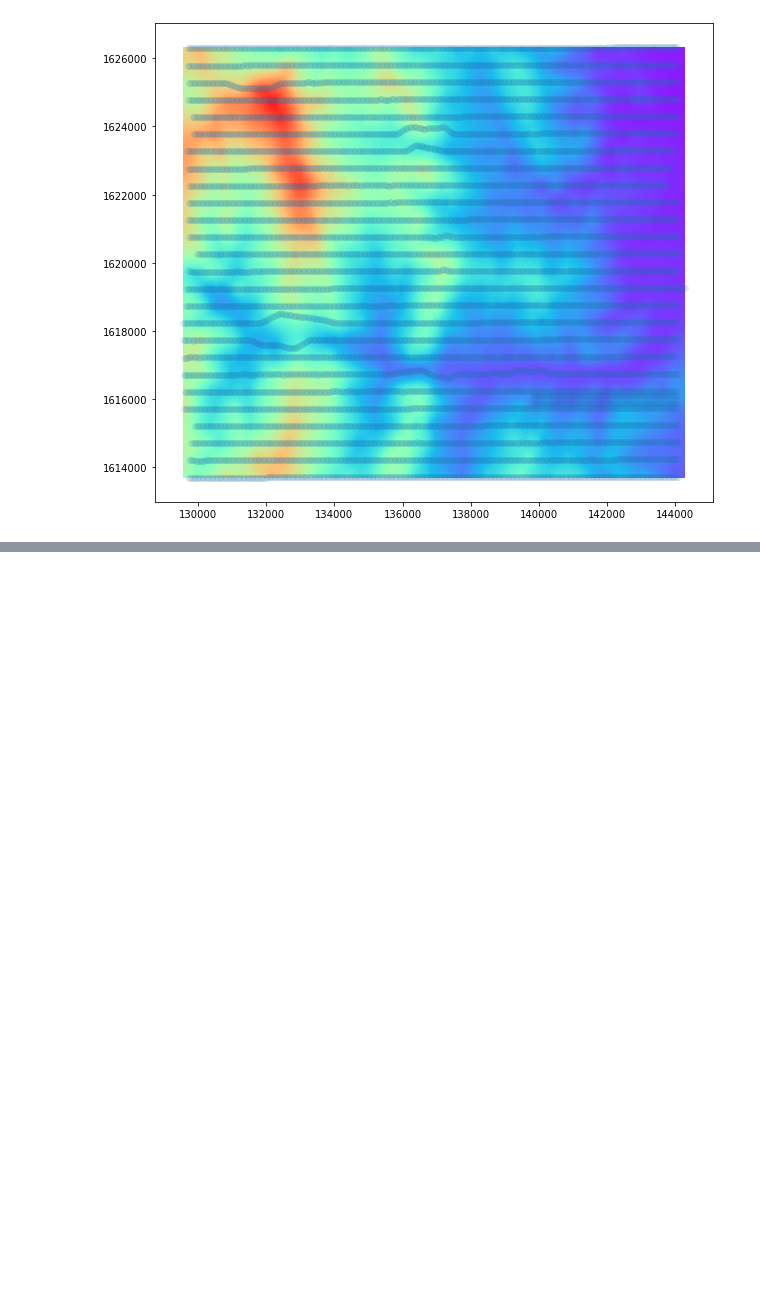
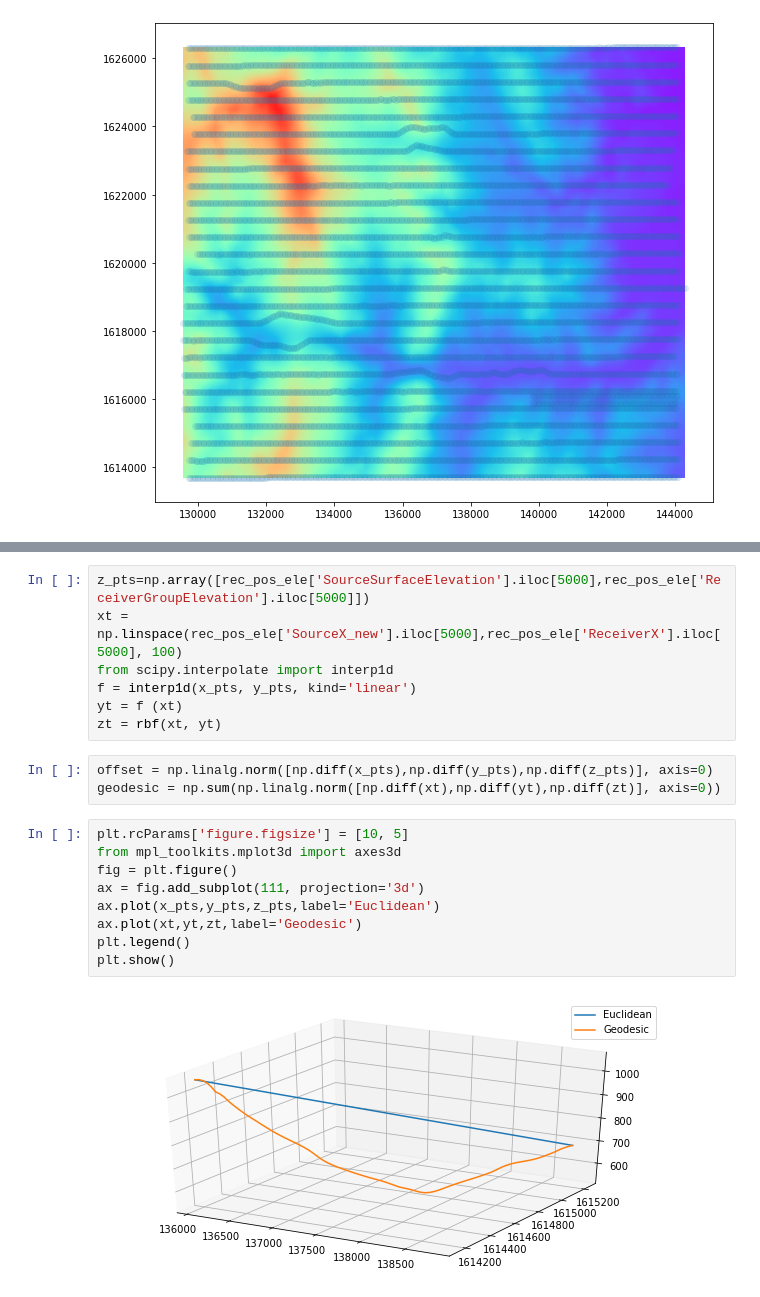
Before and after one commit to Ivanjav/SW_Inversion_3D_Data, a Jupyter notebook: Geodesica.ipynb, the cells around one changed output, grey strips where cells are left out. Saved outputs shown, nothing was run; the diff lists cells and outputs as text; blank space fills up the shorter version.

Commit message:
Se incluye el calculo de la geodesica en Preproceso.ipynb

```diff
--- a/Geodesica.ipynb
+++ b/Geodesica.ipynb
@@ -56,0 +74,21 @@ plt.show()
+# %%
+z_pts=np.array([rec_pos_ele['SourceSurfaceElevation'].iloc[5000],rec_pos_ele['ReceiverGroupElevation'].iloc[5000]])
+xt = np.linspace(rec_pos_ele['SourceX_new'].iloc[5000],rec_pos_ele['ReceiverX'].iloc[5000], 100)
+from scipy.interpolate import interp1d
+f = interp1d(x_pts, y_pts, kind='linear')
+yt = f (xt)
+zt = rbf(xt, yt)
+# %%
+offset = np.linalg.norm([np.diff(x_pts),np.diff(y_pts),np.diff(z_pts)], axis=0)
+geodesic = np.sum(np.linalg.norm([np.diff(xt),np.diff(yt),np.diff(zt)], axis=0))
+# %%
+plt.rcParams['figure.figsize'] = [10, 5]
+from mpl_toolkits.mplot3d import axes3d
+fig = plt.figure()
+ax = fig.add_subplot(111, projection='3d')
+ax.plot(x_pts,y_pts,z_pts,label='Euclidean')
+ax.plot(xt,yt,zt,label='Geodesic')
+plt.legend()
+plt.show()
+# %% [output]
+[figure, added]
```
Also changed, not shown: parts of 5 cells of this notebook, 3 other files.
